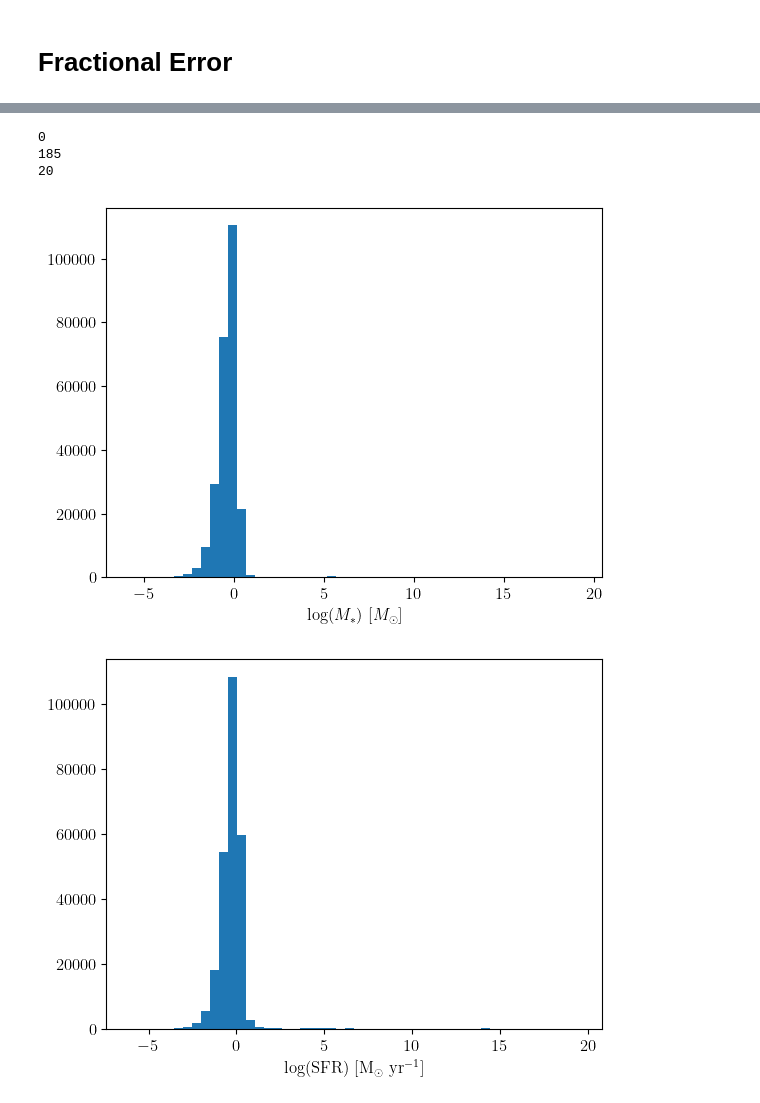
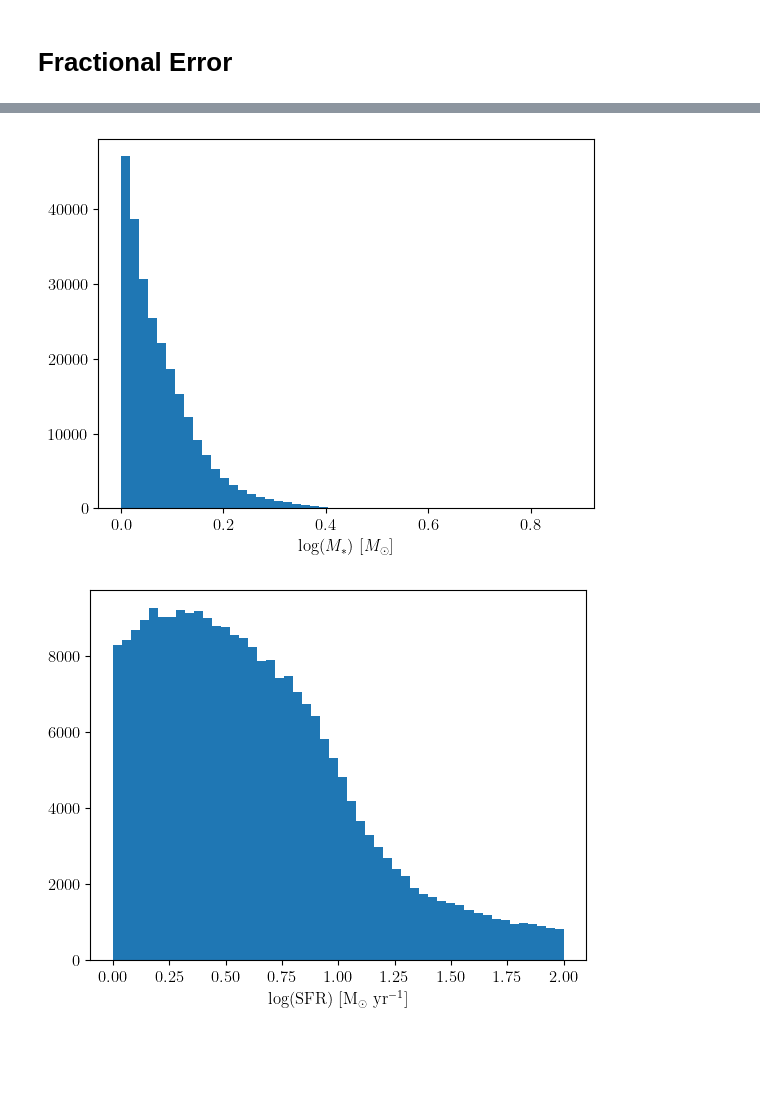
Before and after one commit to Adam-Boesky/astro_SPLASH, a Jupyter notebook: Paper/weighted_host_prop_grid_search/results.ipynb, the cells around one changed output, grey strips where cells are left out. Drawn from its saved outputs; the diff is of its cells as text; code cells hidden in the pictures; blank space fills up the shorter version.

```diff
--- a/Paper/weighted_host_prop_grid_search/results.ipynb
+++ b/Paper/weighted_host_prop_grid_search/results.ipynb
@@ -265,6 +265,12 @@ params = [r'$\log(M_*) \ [M_\odot]$', r'$\log(\rm{SFR}) \ [M_\odot \ \rm{yr}^{-1
 xlims = [(3, 12.1), (-8, 2.6), (0, 1), (0, 1)]
 ylims = [(4.5, 14), (-5, 2.2), (0, 1), (0, 1)]
 masks = [all_mask, all_mask, photo_z_mask, ~photo_z_mask]
+
+# Only the stuff within 4sigma
+within_4sigma = np.all(np.logical_and(cat_test > -4, cat_test < 4), axis=1)
+print(f'{np.sum(~within_4sigma)} / {len(within_4sigma)} outside of 4sigma')
+for m in masks:
+    m = np.logical_and(m, within_4sigma)
 
 for i, (param, xlim, ylim, ax, mask) in enumerate(zip(params, xlims, ylims, axes[0], masks)):
     if i == 3:
@@ -305,6 +312 @@ plt.show()
 [figure]
-# %%
-heatmap, xedges, yedges = np.histogram2d([0.1 for _ in range(1000)], [0.9  for _ in range(1000)], bins=(100, 100), range=[xlim, ylim])
-extent = [xedges[0], xedges[-1], yedges[0], yedges[-1]]
-plt.imshow(heatmap.T, extent=extent, origin='lower', aspect='auto', cmap='Blues')
-plt.show()
@@ -316,13 +372,17 @@ plt.show()
 # Get the median fractional error
 frac_errs = []
 errs = []
-for i, (r, p) in enumerate(zip(real.T, pred.T)):
-    # frac_errs.append(np.abs((r - p) / r))
-    frac_errs.append(np.abs((r - p) / np.max((r, p))))
+for i, (r, p) in enumerate(zip(real, pred)):
+    frac_errs.append(np.abs((r - p) / np.max(np.abs(np.stack((r, p))), axis=0)))
     errs.append(np.abs((r - p)))
 
-errs = np.array(errs)
-frac_errs = np.array(frac_errs)
+errs = np.array(errs).T
+frac_errs = np.array(frac_errs).T
+# %%
+# Drop the predictions that are out of 4sigma of the train data
+within_4sigma = np.all(np.logical_and(median_host_props > -4, median_host_props < 4), axis=1)
+errs[:, ~within_4sigma] = np.NaN
+frac_errs[:, ~within_4sigma] = np.NaN
 # %%
 photoz_frac_err = np.abs((real[:, 2][photo_z_mask] - pred[:, 2][photo_z_mask]) / real[:, 2][photo_z_mask])
 photoz_err = np.abs((real[:, 2][photo_z_mask] - pred[:, 2][photo_z_mask]))
@@ -335,19 +395,11 @@ Photo-z  error = 0.1676109147398183
 [figure]
-# %%
-print(np.nansum(frac_errs[0] > 2))
-print(np.nansum(frac_errs[1] > 10000))
-print(np.nansum(frac_errs[2] > 100))
-# %% [output]
-0
-185
-20
 # %%
 params = [r'$\log(M_*) \ [M_\odot]$', r'$\log(\rm{SFR}) \ [M_\odot \ \rm{yr}^{-1}]$', r'$z$']
 xmax = [2, 20, 20]
 for i, (param, xm) in enumerate(zip(params, xmax)):
-    plt.hist(np.log10(errs[i]), bins=50)
+    plt.hist(frac_errs[i], bins=50)
     plt.xlabel(param)
     plt.show()
 # %% [output]
-[figure, old version]
+[figure, new version]
-[figure, old version]
+[figure, new version]
```
Also changed, not shown: parts of 9 cells of this notebook, 2 other files.
